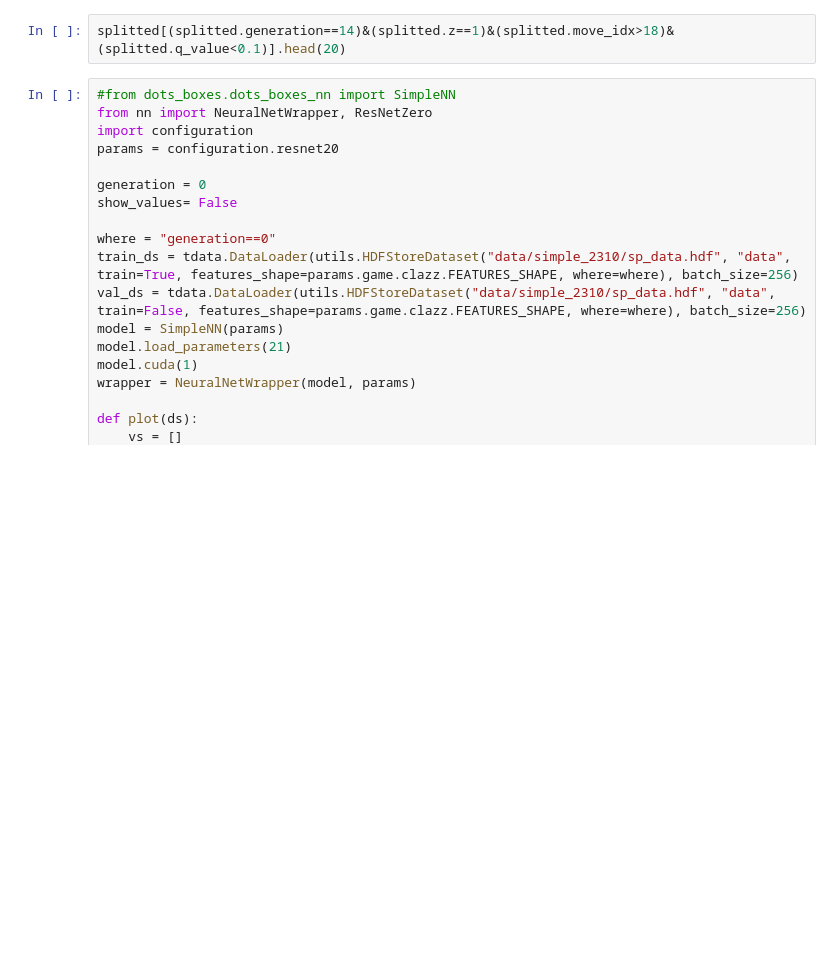
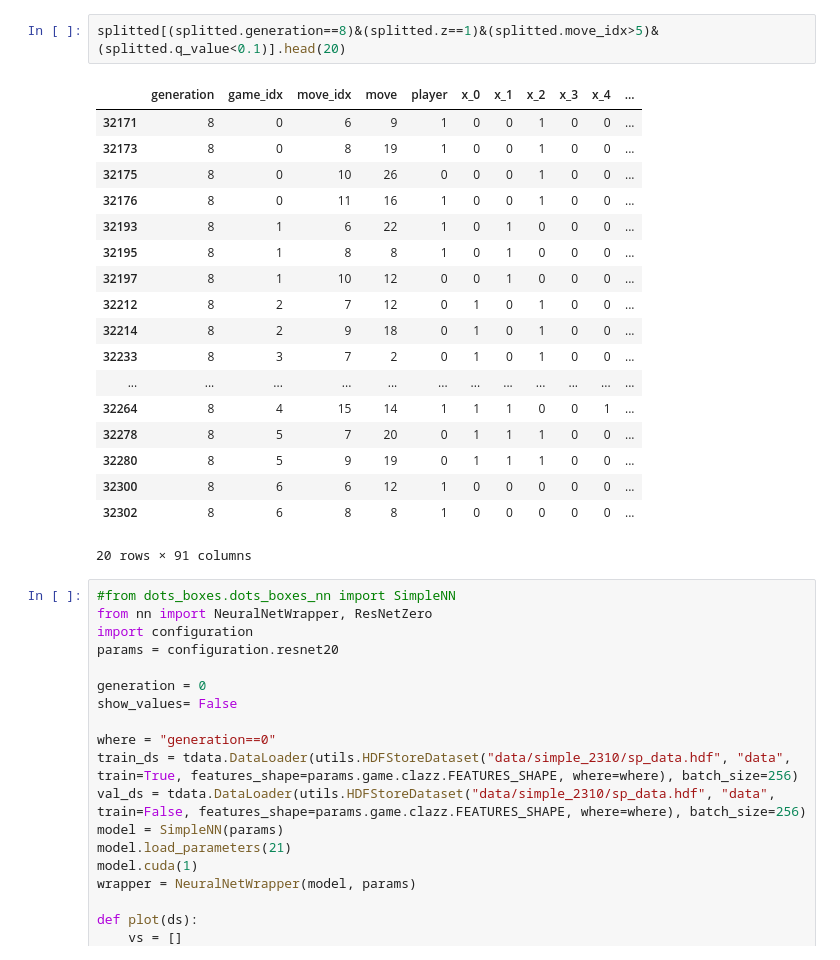
Before and after one commit to damlobster/DotsBoxesAZ, a Jupyter notebook: tests.ipynb, the cells around one changed output. Drawn from its saved outputs; the diff is of its cells as text; blank space fills up the shorter version.

```diff
--- a/tests.ipynb
+++ b/tests.ipynb
@@ -60,5 +122,24 @@ axs = splitted[splitted.generation==21].plot.scatter("move_idx", "q_value", s=1,
 # %%
-splitted[(splitted.generation==14)&(splitted.z==1)&(splitted.move_idx>18)&(splitted.q_value<0.1)].head(20)
+splitted[(splitted.generation==8)&(splitted.z==1)&(splitted.move_idx>5)&(splitted.q_value<0.1)].head(20)
+# %% [output]
+|  | generation | game_idx | move_idx | move | player | x_0 | x_1 | x_2 | x_3 | x_4 | ... |
+| 32171 | 8 | 0 | 6 | 9 | 1 | 0 | 0 | 1 | 0 | 0 | ... |
+| 32173 | 8 | 0 | 8 | 19 | 1 | 0 | 0 | 1 | 0 | 0 | ... |
+| 32175 | 8 | 0 | 10 | 26 | 0 | 0 | 0 | 1 | 0 | 0 | ... |
+| 32176 | 8 | 0 | 11 | 16 | 1 | 0 | 0 | 1 | 0 | 0 | ... |
+| 32193 | 8 | 1 | 6 | 22 | 1 | 0 | 1 | 0 | 0 | 0 | ... |
+| 32195 | 8 | 1 | 8 | 8 | 1 | 0 | 1 | 0 | 0 | 0 | ... |
+| 32197 | 8 | 1 | 10 | 12 | 0 | 0 | 1 | 0 | 0 | 0 | ... |
+| 32212 | 8 | 2 | 7 | 12 | 0 | 1 | 0 | 1 | 0 | 0 | ... |
+| 32214 | 8 | 2 | 9 | 18 | 0 | 1 | 0 | 1 | 0 | 0 | ... |
+| 32233 | 8 | 3 | 7 | 2 | 0 | 1 | 0 | 1 | 0 | 0 | ... |
+| ... | ... | ... | ... | ... | ... | ... | ... | ... | ... | ... | ... |
+| 32264 | 8 | 4 | 15 | 14 | 1 | 1 | 1 | 0 | 0 | 1 | ... |
+| 32278 | 8 | 5 | 7 | 20 | 0 | 1 | 1 | 1 | 0 | 0 | ... |
+| 32280 | 8 | 5 | 9 | 19 | 0 | 1 | 1 | 1 | 0 | 0 | ... |
+| 32300 | 8 | 6 | 6 | 12 | 1 | 0 | 0 | 0 | 0 | 0 | ... |
+| 32302 | 8 | 6 | 8 | 8 | 1 | 0 | 0 | 0 | 0 | 0 | ... |
+20 rows × 91 columns
 # %%
 #from dots_boxes.dots_boxes_nn import SimpleNN
 from nn import NeuralNetWrapper, ResNetZero
```
Also changed, not shown: parts of 12 cells of this notebook, 13 other files.
